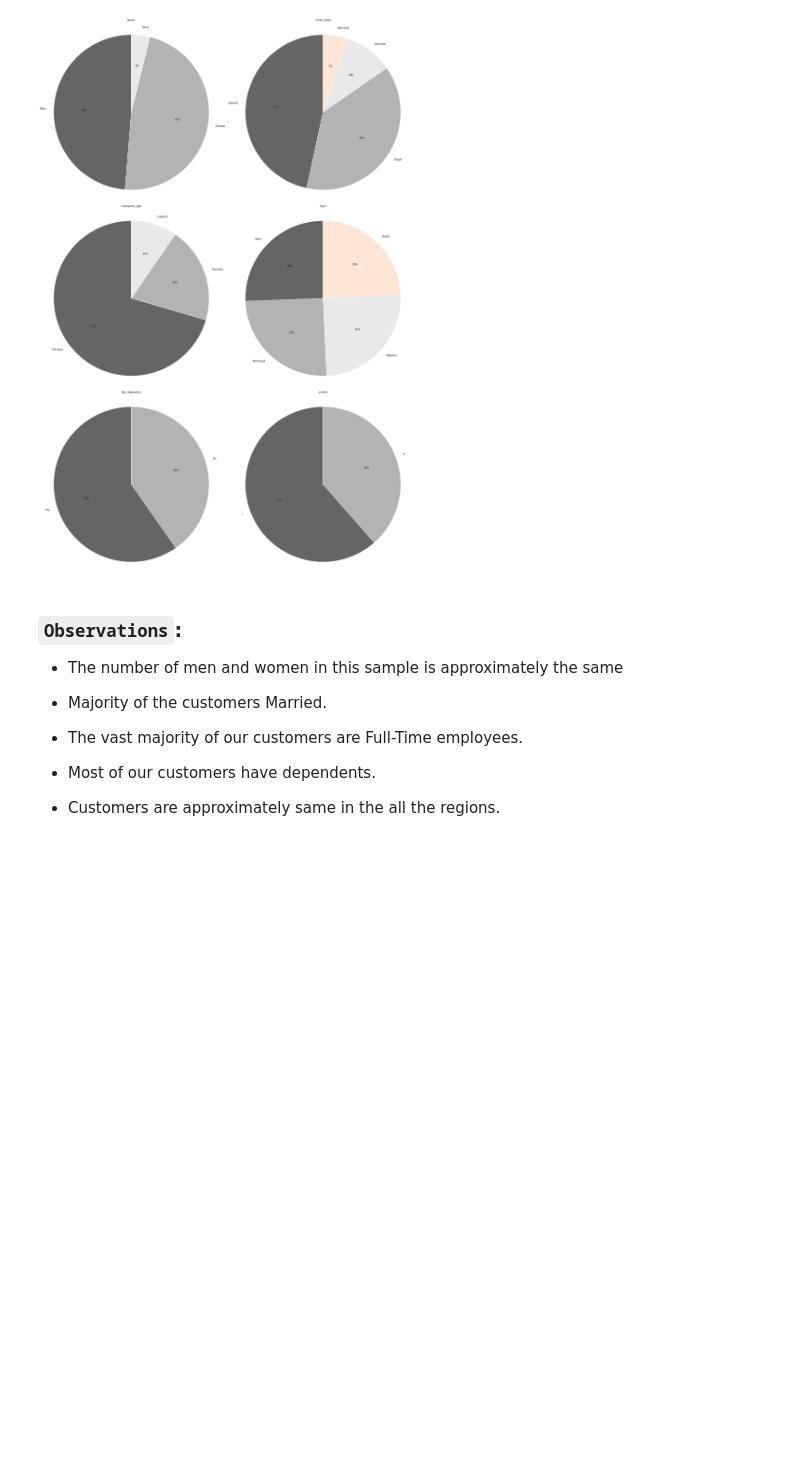
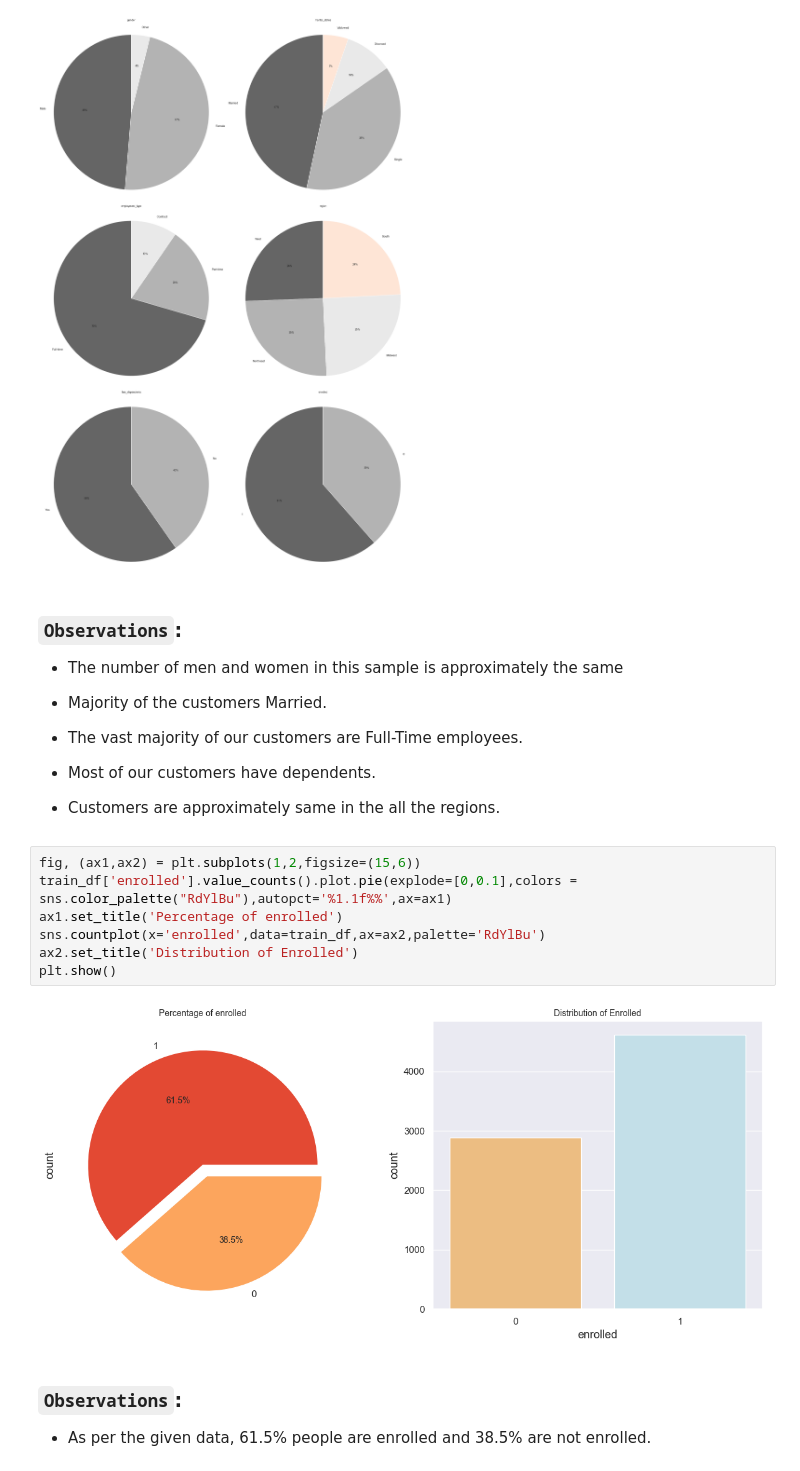
Before and after one commit to tharani001/Insurance-enrollment-prediction, a Jupyter notebook: notebooks/inference.ipynb, the cells around one changed output. Cells and saved outputs as stored; diff of their text form; blank space fills up the shorter version.

```diff
--- a/notebooks/inference.ipynb
+++ b/notebooks/inference.ipynb
@@ -300,3 +298,16 @@ plt.show()
 - Most of our customers have dependents.
 
 - Customers are approximately same in the all the regions.
+# %%
+fig, (ax1,ax2) = plt.subplots(1,2,figsize=(15,6))
+train_df['enrolled'].value_counts().plot.pie(explode=[0,0.1],colors = sns.color_palette("RdYlBu"),autopct='%1.1f%%',ax=ax1)
+ax1.set_title('Percentage of enrolled')
+sns.countplot(x='enrolled',data=train_df,ax=ax2,palette='RdYlBu')
+ax2.set_title('Distribution of Enrolled')
+plt.show()
+# %% [output]
+[figure, added]
+# %% [markdown]
+### `Observations`:
+
+- As per the given data, 61.5% people are enrolled and 38.5% are not enrolled.
```
Also changed, not shown: parts of 1 cell of this notebook.
